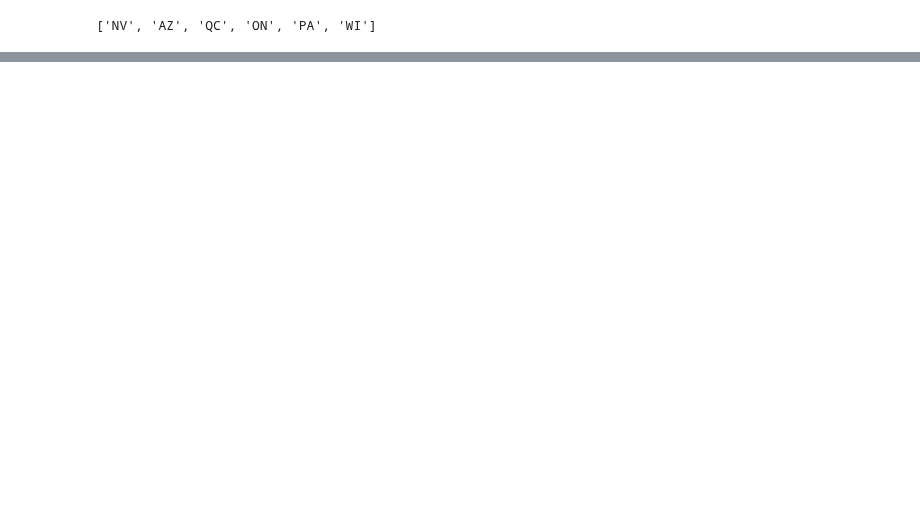
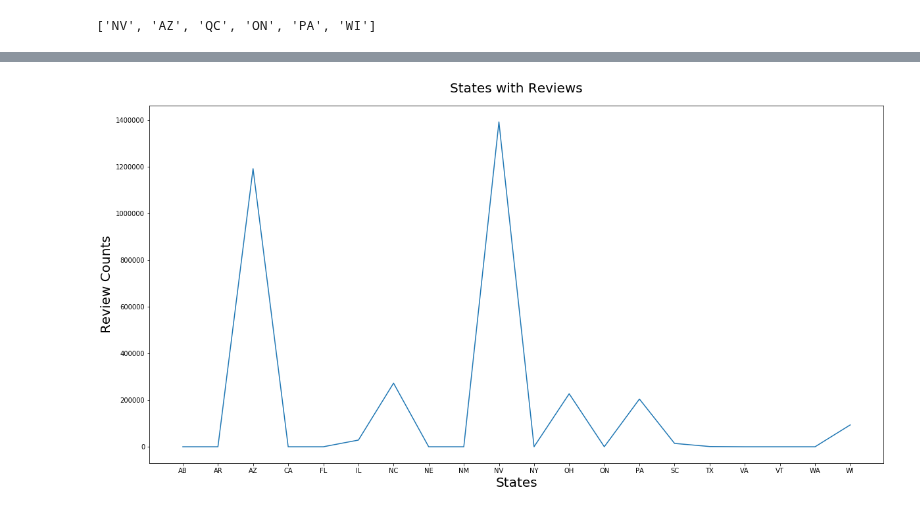
Before and after one commit to yueweng/restaurant-reviews, a Jupyter notebook: project.ipynb, the cells around one changed output, grey strips where cells are left out. Cells and saved outputs as stored; diff of their text form; code cells hidden in the pictures; blank space fills up the shorter version.

```diff
--- a/project.ipynb
+++ b/project.ipynb
@@ -216,0 +203,11 @@ No handles with labels found to put in legend.
+# %%
+fig, ax = plt.subplots(figsize=[20, 10])
+
+ax.set_title('States with Reviews', fontsize=20, pad=20)
+ax.set_xlabel('States', fontsize=20)
+ax.set_ylabel('Review Counts', fontsize=20)
+ax.plot(src)
+
+plt.savefig('images/states_with_reviews.png', bbox_inches = "tight")
+# %% [output]
+[figure, added]
```
Also changed, not shown: parts of 3 cells of this notebook, 4 other files.
